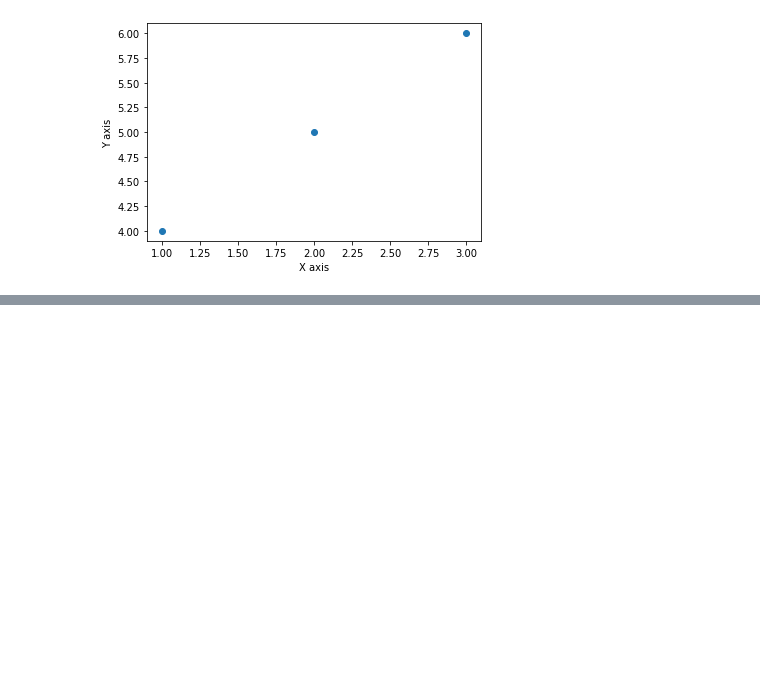
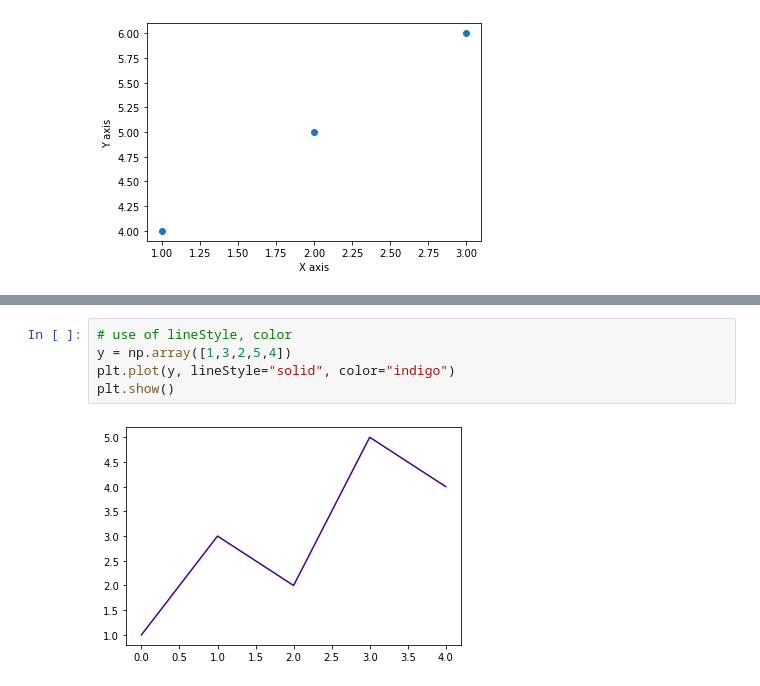
Before and after one commit to cloud1work1/matplotlib-tutorial, a Jupyter notebook: Matplotlib_tutorial.ipynb, the cells around one changed output, grey strips where cells are left out. Cells and saved outputs as stored; diff of their text form; blank space fills up the shorter version.

```diff
--- a/Matplotlib_tutorial.ipynb
+++ b/Matplotlib_tutorial.ipynb
@@ -55,0 +63,7 @@ plt.show()
+# %%
+# use of lineStyle, color
+y = np.array([1,3,2,5,4])
+plt.plot(y, lineStyle="solid", color="indigo")
+plt.show()
+# %% [output]
+[figure, added]
```
Also changed, not shown: parts of 3 cells of this notebook.
